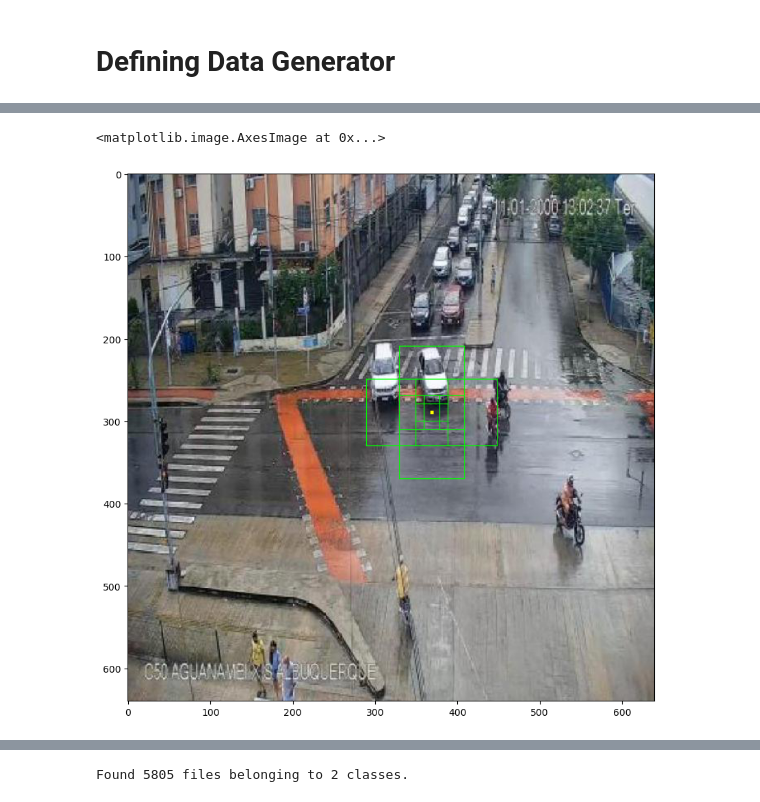
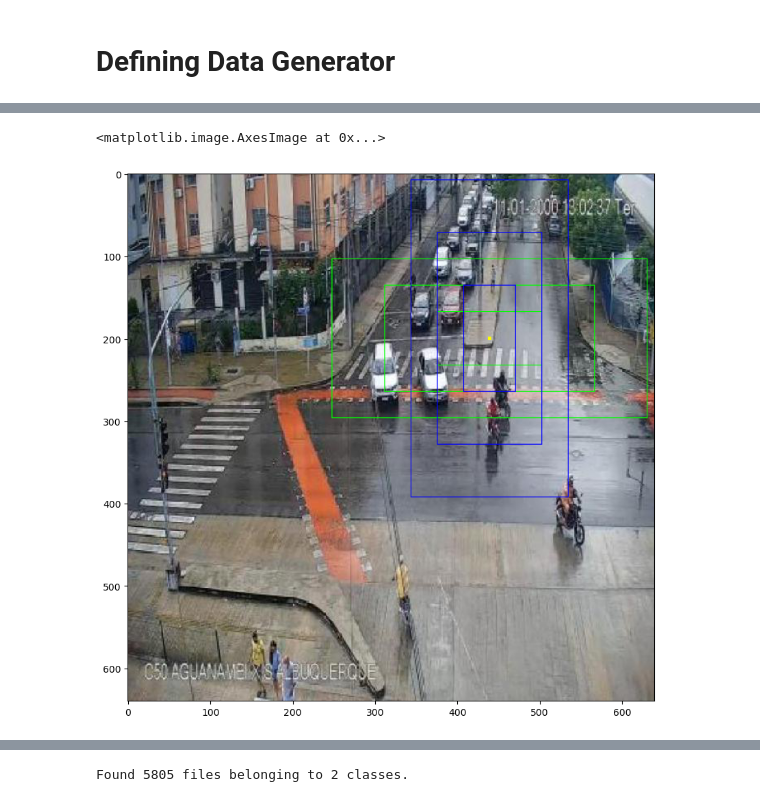
Before and after one commit to AsimWattoo/Traffic_Object_Detection_TensorFlow, a Jupyter notebook: RegionProposalNetwork.ipynb, the cells around one changed output, grey strips where cells are left out. Saved outputs shown, nothing was run; the diff lists cells and outputs as text; code cells hidden in the pictures.

Commit message:
Created regions and found Intersection over Union for the proposed regions

```diff
--- a/RegionProposalNetwork.ipynb
+++ b/RegionProposalNetwork.ipynb
@@ -80,7 +81,8 @@ def add_anchor_points(image, points, point_size = 5):
         new_image[point[0] - point_size : point[0] + point_size, point[1] - point_size : point[1] + point_size, :] = [255, 255, 0]
     return new_image
 # %%
-anchor_points = generate_anchor_points(image, 10)
+anchor_point_stride = 20
+anchor_points = generate_anchor_points(image, anchor_point_stride)
 anchor_points_image = add_anchor_points(image, anchor_points, 1)
 plt.figure(figsize=(10, 10))
 plt.imshow(anchor_points_image)
@@ -94,7 +101,7 @@ def generate_regions(anchor_points, region_ratios, region_scales):
     for anchor in anchor_points:
         for ratio in region_ratios:
             for scale in region_scales:
-                value = 2 * scale
+                value = 1 * scale
                 width = ratio[0] * value
                 height = ratio[1] * value
                 regions.append([anchor[0], anchor[1], width, height])
@@ -102,6 +109,7 @@ def generate_regions(anchor_points, region_ratios, region_scales):
 
 def add_regions(image, regions, color=[0, 0, 0], thickness = 1):
     new_image = image.copy()
+    index = 0
     for region in regions:
         x = region[0]
         y = region[1]
@@ -111,9 +119,10 @@ def add_regions(image, regions, color=[0, 0, 0], thickness = 1):
         topright = [image.shape[0] if x + width > image.shape[0] else  x + width, 0 if y - height < 0 else y - height]
         bottomleft = [0 if x - width < 0 else x - width, image.shape[1] if y + height > image.shape[1] else y + height]
         bottomright = [image.shape[0] if x + width > image.shape[0] else x + width, image.shape[1] if y + height > image.shape[1] else y + height]
-
-        new_image[topleft[0] : topright[0], topleft[1]:topleft[1] + thickness, :] = color
-        new_image[topright[0]:topright[0] + thickness, topright[1]:bottomright[1], :] = color
-        new_image[bottomleft[0] : bottomright[0], bottomleft[1] - thickness : bottomleft[1], :] = color
-        new_image[bottomleft[0] - thickness : bottomleft[0], topleft[1]:bottomleft[1], :] = color
+        chosen_color = color[int(index / len(color))]
+        index += 1
+        new_image[topleft[0] : topright[0], topleft[1]:topleft[1] + thickness, :] = chosen_color
+        new_image[topright[0]:topright[0] + thickness, topright[1]:bottomright[1], :] = chosen_color
+        new_image[bottomleft[0] : bottomright[0], bottomleft[1] - thickness : bottomleft[1], :] = chosen_color
+        new_image[bottomleft[0] - thickness : bottomleft[0], topleft[1]:bottomleft[1], :] = chosen_color
     return new_image
@@ -125,19 +129,19 @@ anchor_points.__len__(), ((image.shape[0] - 10) / 10) * ((image.shape[1] - 10) /
 # %%
 points = anchor_points
 region_ratios = [[1, 1], [1, 2], [2, 1]]
-region_scales = [5, 10, 20]
+region_scales = [32, 64, 96]
 regions = generate_regions(points, region_ratios, region_scales)
 
 # Test Points
-test_points = [points[1800]]
+test_points = [points[300]]
 test_regions = generate_regions(test_points, region_ratios, region_scales)
-regioned_image = add_regions(image, test_regions, [0, 255, 0], 1)
+regioned_image = add_regions(image, test_regions, [[255, 0, 0], [0, 255, 0], [0, 0, 255]], 1)
 regioned_image = add_anchor_points(regioned_image, test_points, 2)
 plt.figure(figsize=(10, 10))
 plt.imshow(regioned_image)
 # %% [output]
 <matplotlib.image.AxesImage at 0x...>
-[figure, old version]
+[figure, new version]
 # %%
 print(f'Anchor Points: {len(anchor_points)}')
 print(f'Regions: {len(regions)}')
```
Also changed, not shown: parts of 12 cells of this notebook.
